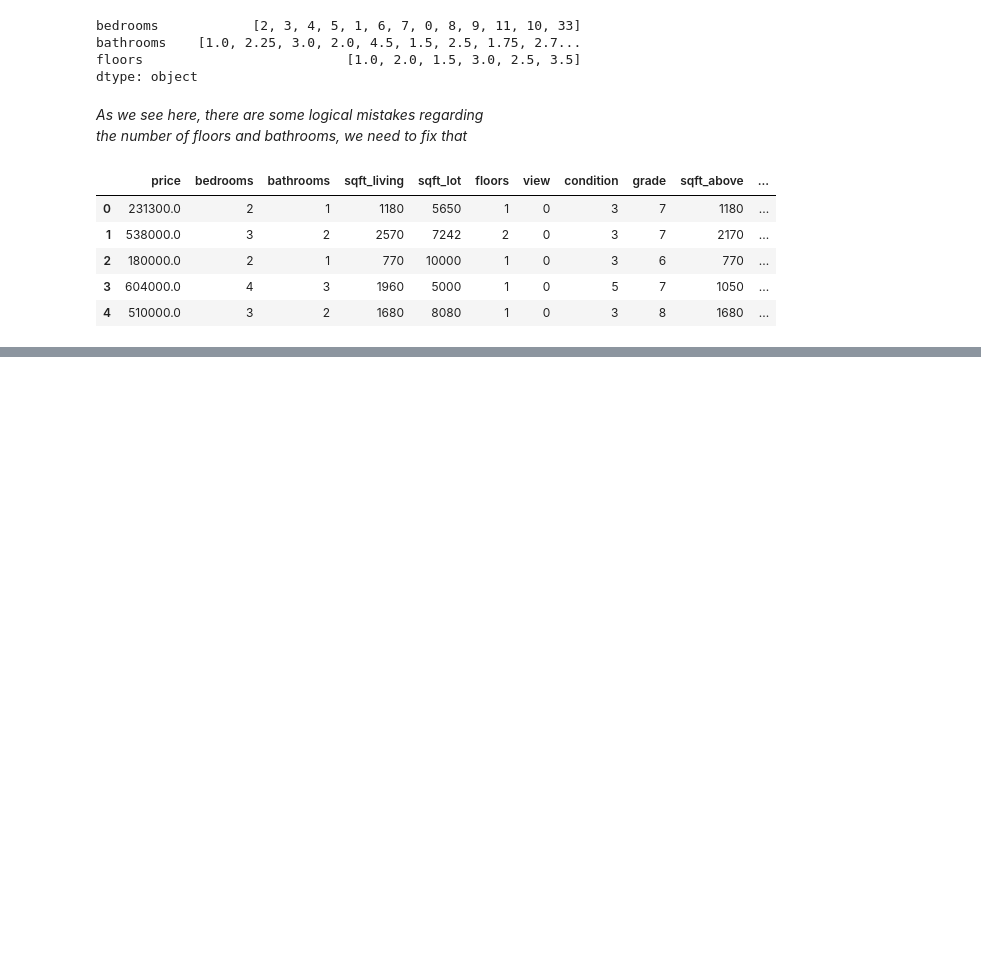
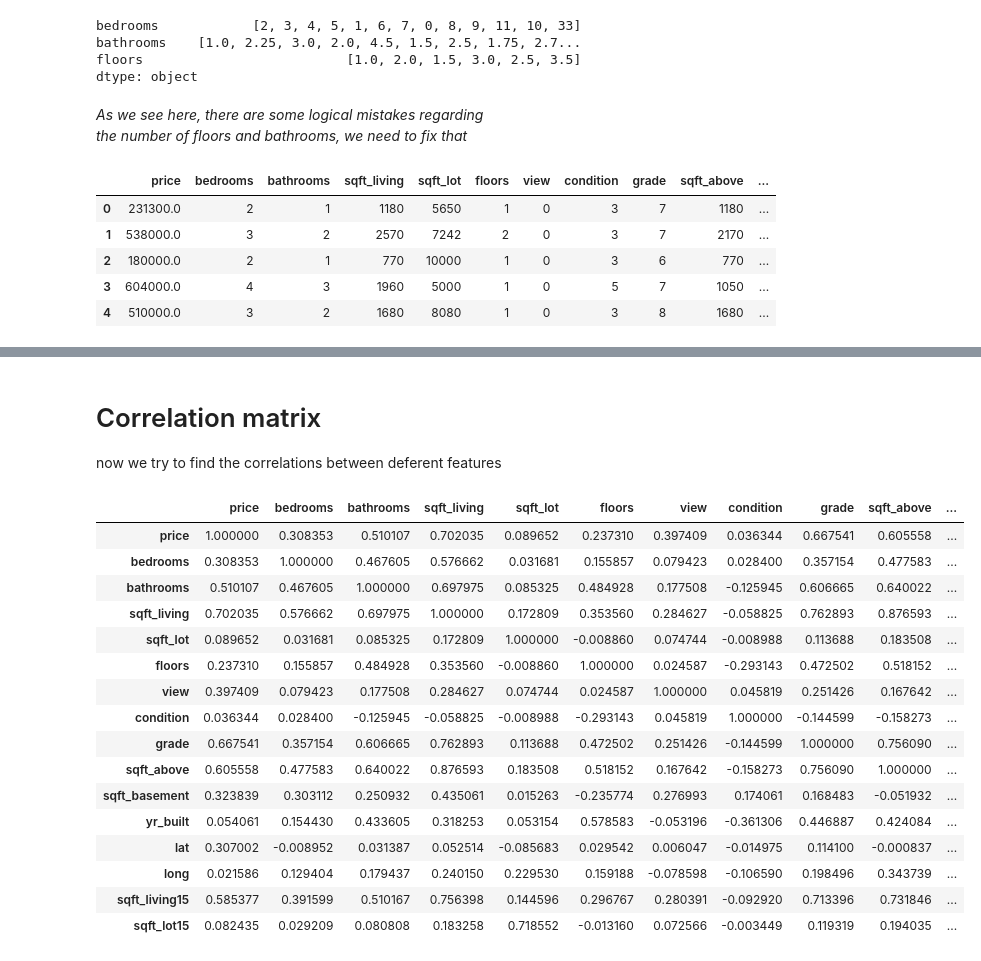
Before and after one commit to DiaaAhmedHassan/dataMiningProject, a Jupyter notebook: dataMiningProject.ipynb, the cells around one changed output, grey strips where cells are left out. Saved outputs shown, nothing was run; the diff lists cells and outputs as text; code cells hidden in the pictures; blank space fills up the shorter version.

```diff
--- a/dataMiningProject.ipynb
+++ b/dataMiningProject.ipynb
@@ -102,0 +118,25 @@ df3.head()
+# %% [markdown]
+# Correlation matrix
+
+now we try to find the correlations between deferent features
+# %%
+correlation_matrix = houses.corr()
+correlation_matrix.style.background_gradient(cmap='jet')
+# %% [output]
+|  | price | bedrooms | bathrooms | sqft_living | sqft_lot | floors | view | condition | grade | sqft_above | ... |
+| price | 1.000000 | 0.308353 | 0.510107 | 0.702035 | 0.089652 | 0.237310 | 0.397409 | 0.036344 | 0.667541 | 0.605558 | ... |
+| bedrooms | 0.308353 | 1.000000 | 0.467605 | 0.576662 | 0.031681 | 0.155857 | 0.079423 | 0.028400 | 0.357154 | 0.477583 | ... |
+| bathrooms | 0.510107 | 0.467605 | 1.000000 | 0.697975 | 0.085325 | 0.484928 | 0.177508 | -0.125945 | 0.606665 | 0.640022 | ... |
+| sqft_living | 0.702035 | 0.576662 | 0.697975 | 1.000000 | 0.172809 | 0.353560 | 0.284627 | -0.058825 | 0.762893 | 0.876593 | ... |
+| sqft_lot | 0.089652 | 0.031681 | 0.085325 | 0.172809 | 1.000000 | -0.008860 | 0.074744 | -0.008988 | 0.113688 | 0.183508 | ... |
+| floors | 0.237310 | 0.155857 | 0.484928 | 0.353560 | -0.008860 | 1.000000 | 0.024587 | -0.293143 | 0.472502 | 0.518152 | ... |
+| view | 0.397409 | 0.079423 | 0.177508 | 0.284627 | 0.074744 | 0.024587 | 1.000000 | 0.045819 | 0.251426 | 0.167642 | ... |
+| condition | 0.036344 | 0.028400 | -0.125945 | -0.058825 | -0.008988 | -0.293143 | 0.045819 | 1.000000 | -0.144599 | -0.158273 | ... |
+| grade | 0.667541 | 0.357154 | 0.606665 | 0.762893 | 0.113688 | 0.472502 | 0.251426 | -0.144599 | 1.000000 | 0.756090 | ... |
+| sqft_above | 0.605558 | 0.477583 | 0.640022 | 0.876593 | 0.183508 | 0.518152 | 0.167642 | -0.158273 | 0.756090 | 1.000000 | ... |
+| sqft_basement | 0.323839 | 0.303112 | 0.250932 | 0.435061 | 0.015263 | -0.235774 | 0.276993 | 0.174061 | 0.168483 | -0.051932 | ... |
+| yr_built | 0.054061 | 0.154430 | 0.433605 | 0.318253 | 0.053154 | 0.578583 | -0.053196 | -0.361306 | 0.446887 | 0.424084 | ... |
+| lat | 0.307002 | -0.008952 | 0.031387 | 0.052514 | -0.085683 | 0.029542 | 0.006047 | -0.014975 | 0.114100 | -0.000837 | ... |
+| long | 0.021586 | 0.129404 | 0.179437 | 0.240150 | 0.229530 | 0.159188 | -0.078598 | -0.106590 | 0.198496 | 0.343739 | ... |
+| sqft_living15 | 0.585377 | 0.391599 | 0.510167 | 0.756398 | 0.144596 | 0.296767 | 0.280391 | -0.092920 | 0.713396 | 0.731846 | ... |
+| sqft_lot15 | 0.082435 | 0.029209 | 0.080808 | 0.183258 | 0.718552 | -0.013160 | 0.072566 | -0.003449 | 0.119319 | 0.194035 | ... |
```
Also changed, not shown: parts of 11 cells of this notebook.
